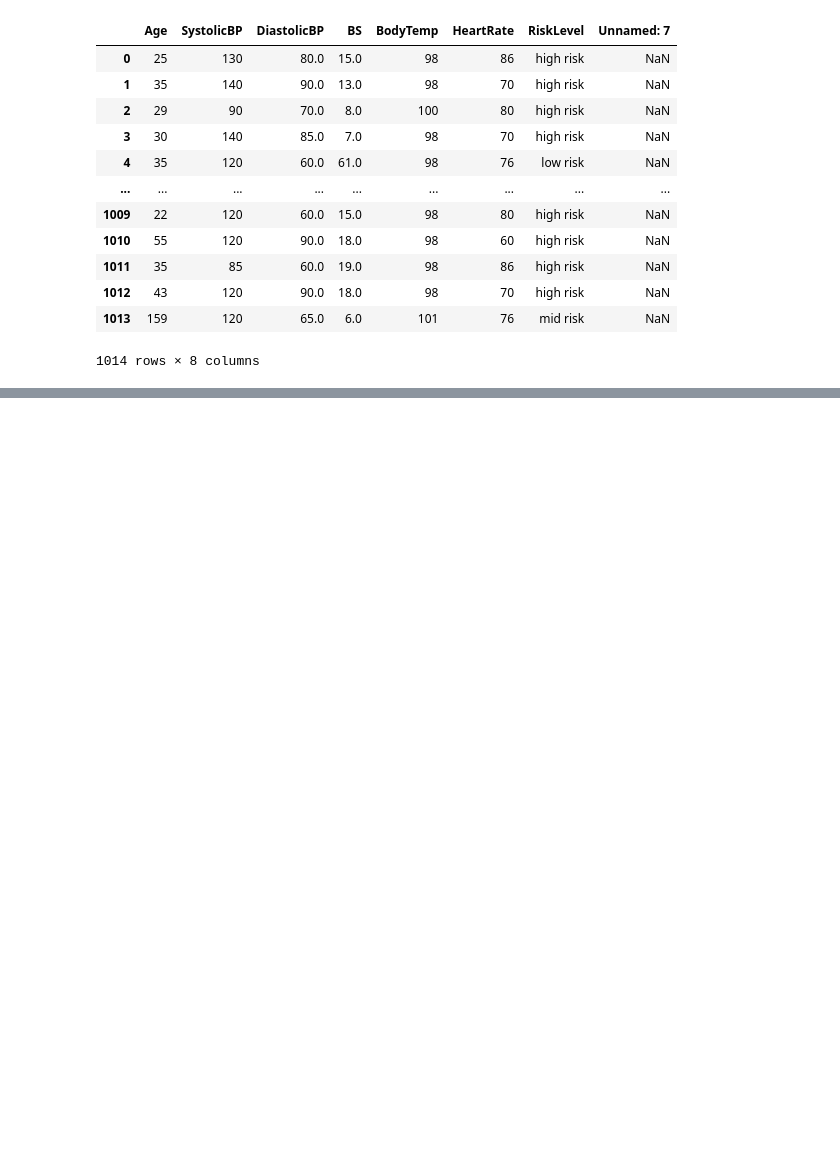
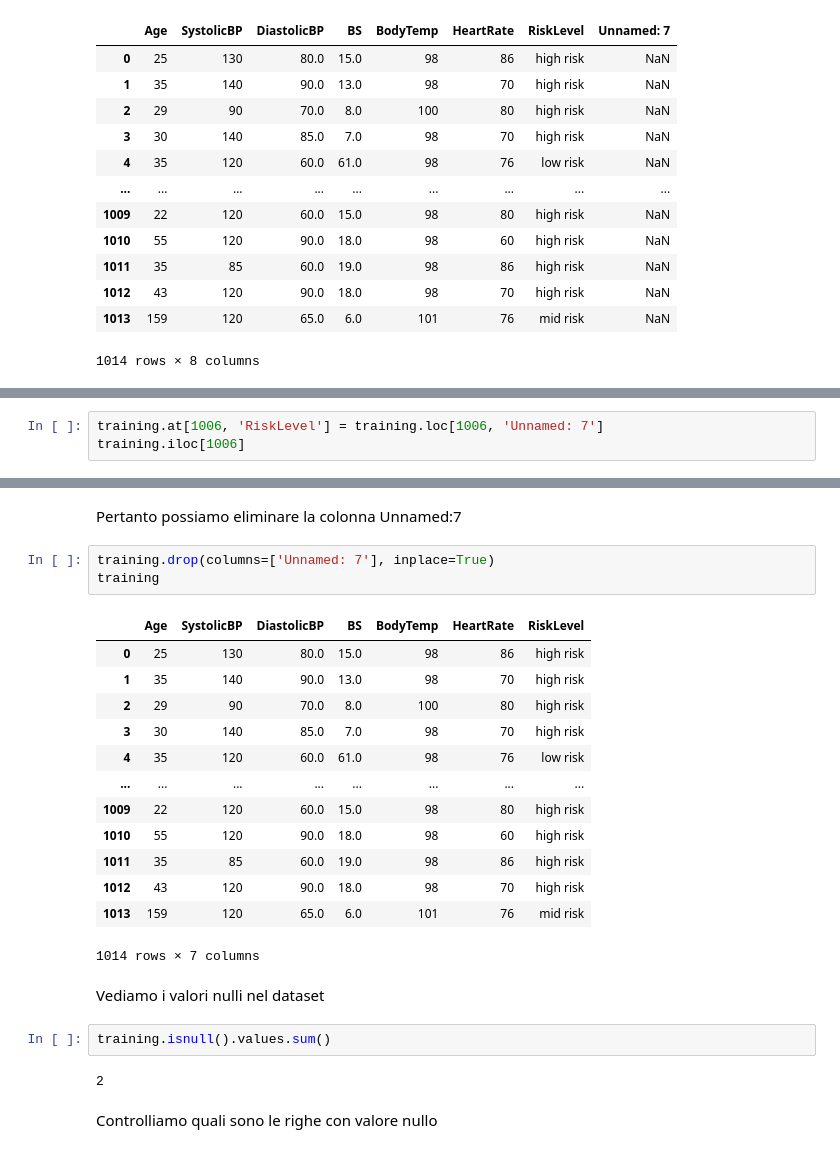
Before and after one commit to danlerr/Fondamenti-del-machine-learning, a Jupyter notebook: step2.ipynb, the cells around one changed output, grey strips where cells are left out. Saved outputs shown, nothing was run; the diff lists cells and outputs as text; blank space fills up the shorter version.

```diff
--- a/step2.ipynb
+++ b/step2.ipynb
@@ -20,0 +63,3 @@ training
+# %%
+training.at[1006, 'RiskLevel'] = training.loc[1006, 'Unnamed: 7']
+training.iloc[1006]
@@ -20,0 +76,27 @@ training
+# %% [markdown]
+Pertanto possiamo eliminare la colonna Unnamed:7
+# %%
+training.drop(columns=['Unnamed: 7'], inplace=True)
+training
+# %% [output]
+|  | Age | SystolicBP | DiastolicBP | BS | BodyTemp | HeartRate | RiskLevel |
+| 0 | 25 | 130 | 80.0 | 15.0 | 98 | 86 | high risk |
+| 1 | 35 | 140 | 90.0 | 13.0 | 98 | 70 | high risk |
+| 2 | 29 | 90 | 70.0 | 8.0 | 100 | 80 | high risk |
+| 3 | 30 | 140 | 85.0 | 7.0 | 98 | 70 | high risk |
+| 4 | 35 | 120 | 60.0 | 61.0 | 98 | 76 | low risk |
+| ... | ... | ... | ... | ... | ... | ... | ... |
+| 1009 | 22 | 120 | 60.0 | 15.0 | 98 | 80 | high risk |
+| 1010 | 55 | 120 | 90.0 | 18.0 | 98 | 60 | high risk |
+| 1011 | 35 | 85 | 60.0 | 19.0 | 98 | 86 | high risk |
+| 1012 | 43 | 120 | 90.0 | 18.0 | 98 | 70 | high risk |
+| 1013 | 159 | 120 | 65.0 | 6.0 | 101 | 76 | mid risk |
+1014 rows × 7 columns
+# %% [markdown]
+Vediamo i valori nulli nel dataset
+# %%
+training.isnull().values.sum()
+# %% [output]
+2
+# %% [markdown]
+Controlliamo quali sono le righe con valore nullo
```
Also changed, not shown: parts of 25 cells of this notebook.
